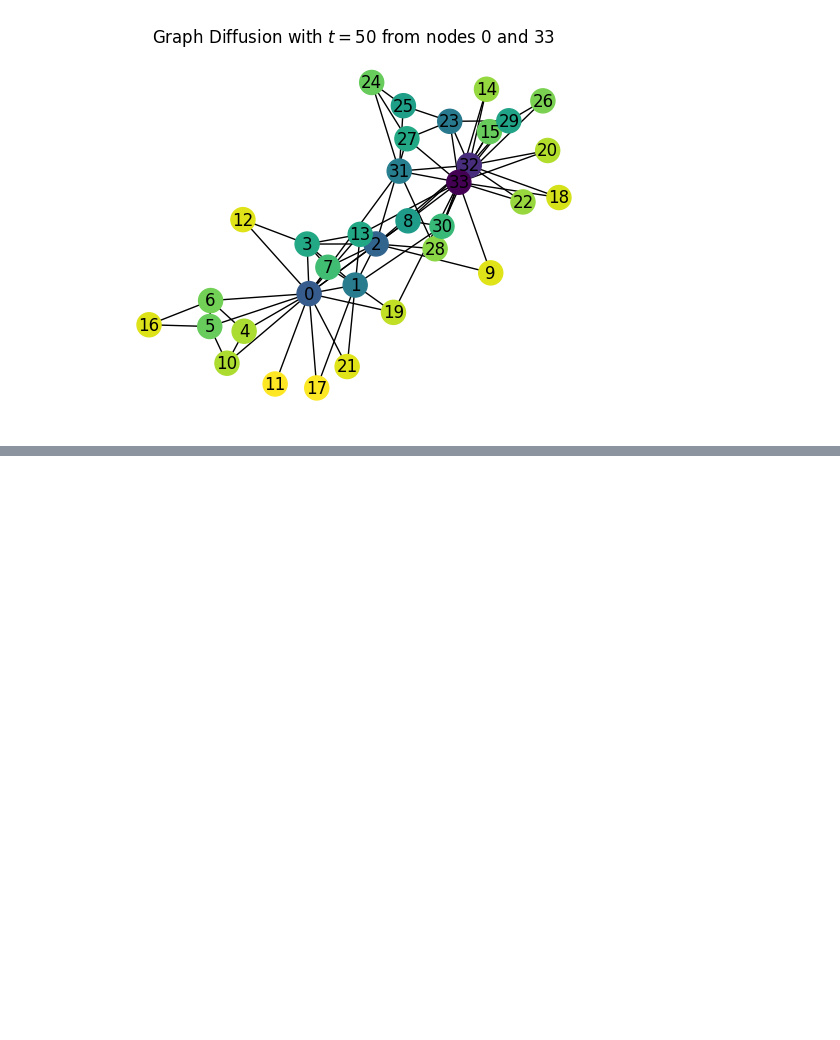
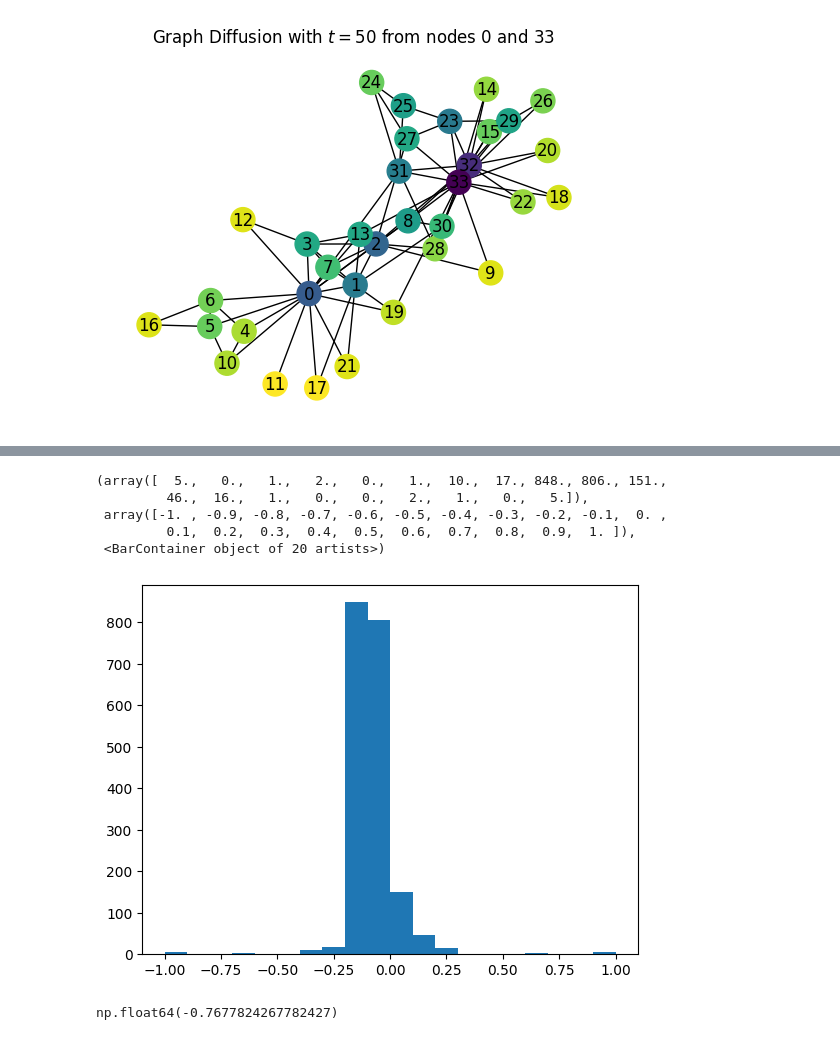
Before and after one commit to vitorfrois/svm, a Jupyter notebook: svc.ipynb, the cells around one changed output, grey strips where cells are left out. Saved outputs shown, nothing was run; the diff lists cells and outputs as text; code cells hidden in the pictures; blank space fills up the shorter version.

```diff
--- a/svc.ipynb
+++ b/svc.ipynb
@@ -147,0 +195,2 @@ nx.draw(
+# %%
+degree_sequence = sorted(G.degree(), key=lambda a: a[1], reverse=True)
@@ -147,0 +201,4 @@ nx.draw(
+# %%
+train_samples = [node for node, degree in degree_sequence[30:40]]
+# Choosing 10 samples, 5 from each category
+node_label_dict = {int(i): labels[int(i)] for i in train_samples}
@@ -147,0 +209,20 @@ nx.draw(
+# %%
+from svc import SVC
+from sklearn.metrics import f1_score
+
+classifier = SVC(5)
+classifier.fit(G, node_label_dict)
+y_pred = classifier.predict()
+# %%
+plt.hist(y_pred, bins=20)
+# %% [output]
+(array([  5.,   0.,   1.,   2.,   0.,   1.,  10.,  17., 848., 806., 151.,
+         46.,  16.,   1.,   0.,   0.,   2.,   1.,   0.,   5.]),
+ array([-1. , -0.9, -0.8, -0.7, -0.6, -0.5, -0.4, -0.3, -0.2, -0.1,  0. ,
+         0.1,  0.2,  0.3,  0.4,  0.5,  0.6,  0.7,  0.8,  0.9,  1. ]),
+ <BarContainer object of 20 artists>)
+[figure, added]
+# %%
+np.mean(np.sign(y_pred))
+# %% [output]
+np.float64(-0.7677824267782427)
```
Also changed, not shown: parts of 12 cells of this notebook, 3 other files.
